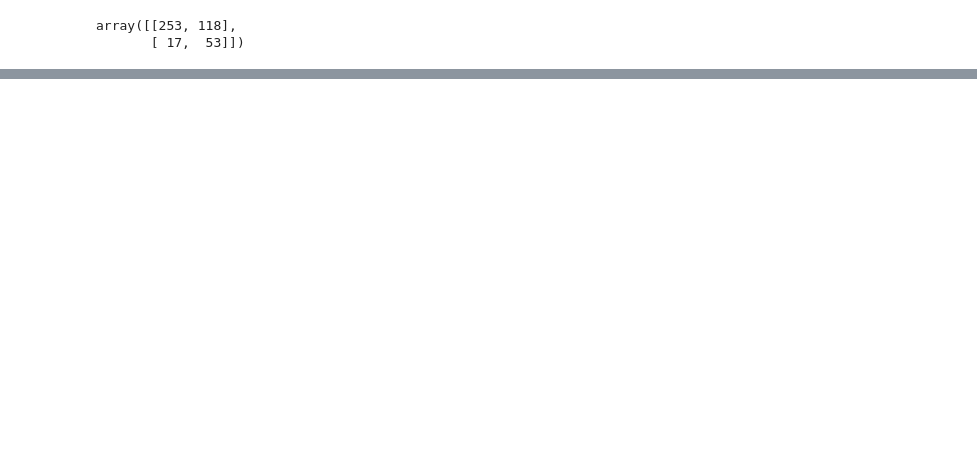
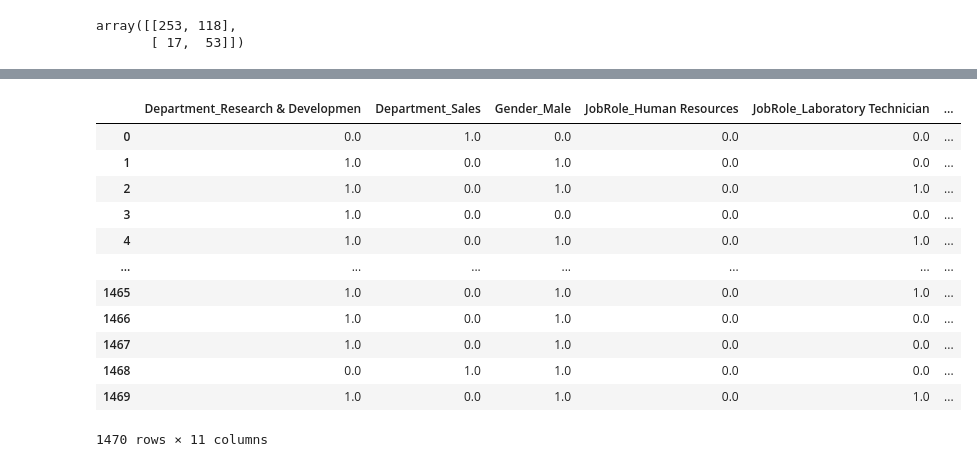
Before and after one commit to YashBhushanPandey042/IBM-Attrition-prediction, a Jupyter notebook: MiniModel.ipynb, the cells around one changed output, grey strips where cells are left out. Drawn from its saved outputs; the diff is of its cells as text; code cells hidden in the pictures; blank space fills up the shorter version.

```diff
--- a/MiniModel.ipynb
+++ b/MiniModel.ipynb
@@ -165,3 +141,5 @@ cf
 # %% [output]
 array([[253, 118],
        [ 17,  53]])
+# %%
+en1_data=df[["Department","Gender","JobRole"]]
@@ -167,0 +166,4 @@ array([[253, 118],
+# %%
+ohe1=OneHotEncoder(drop="first")
+ar1=ohe.fit_transform(en1_data).toarray()
+ar1
@@ -167,0 +178,17 @@ array([[253, 118],
+# %%
+df_encoded1=pd.DataFrame(ar1,columns=["Department_Research & Developmen","Department_Sales","Gender_Male","JobRole_Human Resources","JobRole_Laboratory Technician","JobRole_Manager","JobRole_Manufacturing Director","JobRole_Research Director","JobRole_Research Scientist","JobRole_Sales Executive","JobRole_Sales Representative"])
+df_encoded1
+# %% [output]
+|  | Department_Research & Developmen | Department_Sales | Gender_Male | JobRole_Human Resources | JobRole_Laboratory Technician | ... |
+| 0 | 0.0 | 1.0 | 0.0 | 0.0 | 0.0 | ... |
+| 1 | 1.0 | 0.0 | 1.0 | 0.0 | 0.0 | ... |
+| 2 | 1.0 | 0.0 | 1.0 | 0.0 | 1.0 | ... |
+| 3 | 1.0 | 0.0 | 0.0 | 0.0 | 0.0 | ... |
+| 4 | 1.0 | 0.0 | 1.0 | 0.0 | 1.0 | ... |
+| ... | ... | ... | ... | ... | ... | ... |
+| 1465 | 1.0 | 0.0 | 1.0 | 0.0 | 1.0 | ... |
+| 1466 | 1.0 | 0.0 | 1.0 | 0.0 | 0.0 | ... |
+| 1467 | 1.0 | 0.0 | 1.0 | 0.0 | 0.0 | ... |
+| 1468 | 0.0 | 1.0 | 1.0 | 0.0 | 0.0 | ... |
+| 1469 | 1.0 | 0.0 | 1.0 | 0.0 | 1.0 | ... |
+1470 rows × 11 columns
```
Also changed, not shown: parts of 19 cells of this notebook.
